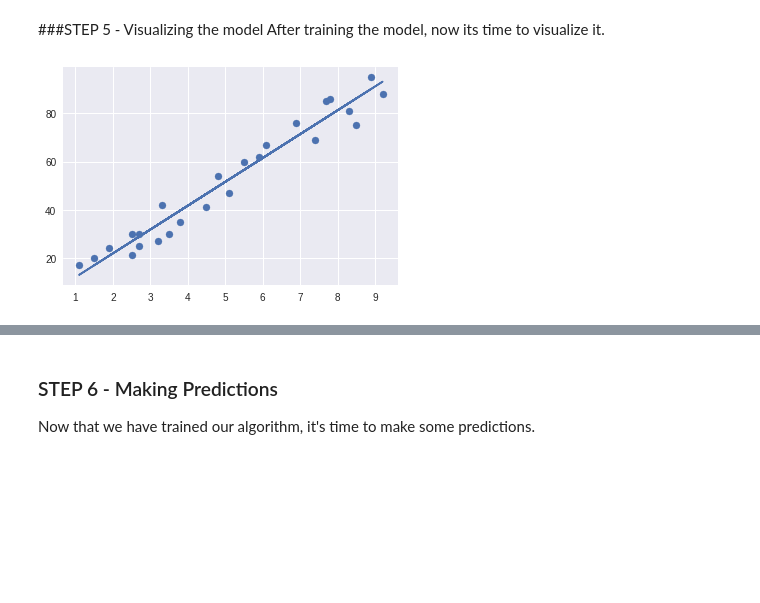
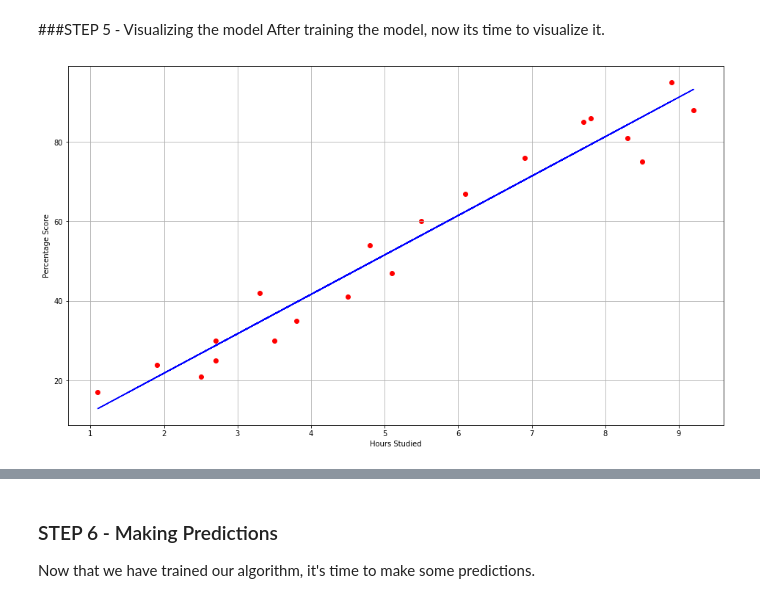
Before and after one commit to abhijeetraj22/TSF-GRIP_Tasks, a Jupyter notebook: TSF_Task_1.ipynb, the cells around one changed output, grey strips where cells are left out. Drawn from its saved outputs; the diff is of its cells as text; code cells hidden in the pictures; blank space fills up the shorter version.

```diff
--- a/TSF_Task_1.ipynb
+++ b/TSF_Task_1.ipynb
@@ -85,8 +129,8 @@ X_train, X_test, y_train, y_test = train_test_split(X, y,
 We have split our data into training and testing sets, and now is finally the time to train our algorithm.
 # %%
 from sklearn.linear_model import LinearRegression
-regressor = LinearRegression()
-regressor.fit(X_train, y_train)
+model = LinearRegression()
+model.fit(X_train, y_train)
 
 print("Training complete.")
 # %% [output]
@@ -95,19 +139,19 @@ Training complete.
 ###STEP 5 - Visualizing the model
 After training the model, now its time to visualize it.
 # %%
-line = model.coef_* x + model.intercept_
+line = model.coef_* X + model.intercept_
 
 # Plotting for the training data
 
 plt.rcParams["figure.figsize"] = [16,9]
-plt.scatter(x_train, y_train, color="red")
-plt.plot(x, line, color="green");
+plt.scatter(X_train, y_train, color="red")
+plt.plot(X, line, color="blue");
 plt.xlabel("Hours Studied")
 plt.ylabel("Percentage Score")
 plt.grid()
 plt.show()
 # %% [output]
-[figure, old version]
+[figure, new version]
 # %%
 # Plotting for testing data
 plt.rcParams["figure.figsize"] = [16,9]
```
Also changed, not shown: parts of 10 cells of this notebook.
